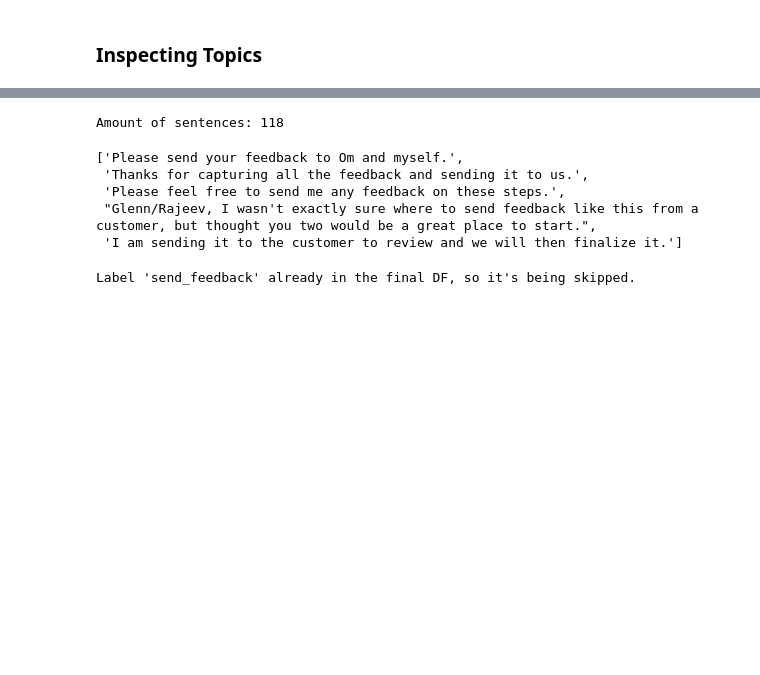
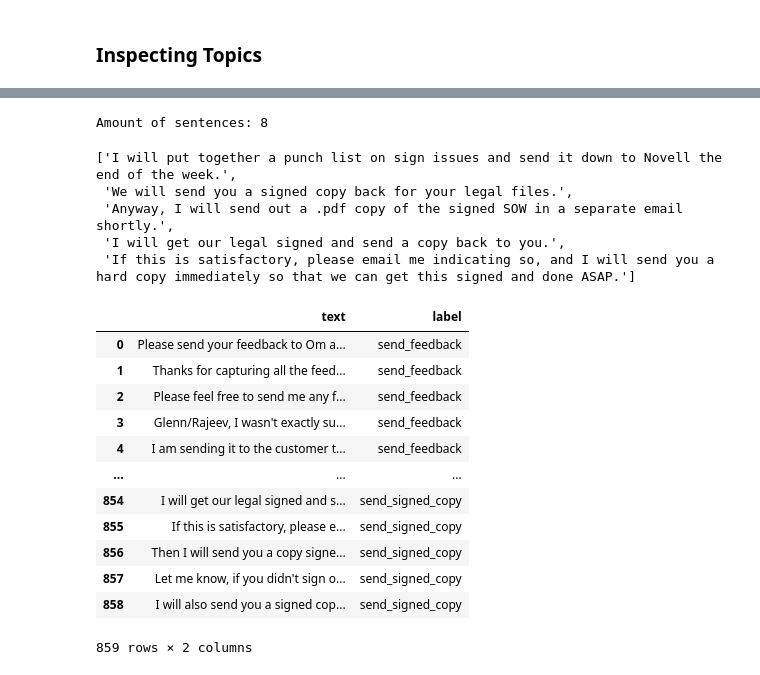
Before and after one commit to padeck/ma_workspace, a Jupyter notebook: 02_Intent_Extraction/02_clustering/01_clustering_on_intent_send.ipynb, the cells around one changed output, grey strips where cells are left out. Drawn from its saved outputs; the diff is of its cells as text; code cells hidden in the pictures; blank space fills up the shorter version.

```diff
--- a/02_Intent_Extraction/02_clustering/01_clustering_on_intent_send.ipynb
+++ b/02_Intent_Extraction/02_clustering/01_clustering_on_intent_send.ipynb
@@ -201,37 +201,54 @@ def get_label_from_topic_nr(topic_nr):
 
 # Function to inspect a topic by its number and retrieve its documents
 def inspect_topic_and_its_docs(topic_nr,n_docs=50):
-    topic_docs = [doc for doc, topic in zip(docs, topic_model.topics_) if topic == topic_nr]
+    topic_docs = list(set([doc for doc, topic in zip(docs, topic_model.topics_) if topic == topic_nr]))
     print("Label: " + get_label_from_topic_nr(topic_nr)+"\n")
     print("Number of sentences for label: "+str(len(topic_docs)))
     print('\nSentences:\n')
+    if len(topic_docs) < n_docs:
+        n_docs = len(topic_docs)
     for i in range(n_docs):
         print(topic_docs[i])
     return topic_docs
 
 # given a list of strings, returns a list of documents that contain at least one of the strings in the given list
-def filter_topic_documents(strings_to_filter_for, topic_docs):
+def filter_topic_documents(topic_docs, white_list, black_list=[] ):
     sentences_to_keep = []
     for doc in topic_docs:
-        if any(substring in doc for substring in strings_to_filter_for):
+        if any(substring in doc for substring in white_list):
             sentences_to_keep.append(doc)
+    sentences_to_keep = [
+    item for item in sentences_to_keep
+        if not any(substring in item for substring in black_list)
+    ]
     sentences_to_keep = list(set(sentences_to_keep)) # remove duplicates
     print('Amount of sentences: '+str(len(sentences_to_keep)))
     return sentences_to_keep
 
 # Function to facilitate the concatenation of new DFs
-def concat_to_df(new_df):
+def concat_to_df(new_df,overwrite=False):
     try:
         df = pd.read_csv("../../data/labeled/send.tsv", sep='\t')
     except FileNotFoundError:
         df = pd.DataFrame(columns=["text", "label"])
     if new_df.iloc[0]['label'] not in df['label'].values: # Make sure that DF does not already contain entry for label
+        new_df = new_df.reset_index(drop=True)
+        df = df.reset_index(drop=True)
         df = pd.concat([df, new_df], ignore_index=True)
+        df = df.reset_index(drop=True)
+        df = df.loc[:, ~df.columns.str.contains('^Unnamed')]
         df.to_csv("../../data/labeled/send.tsv", sep='\t')
         return df
     else:
-        print("Label '"+new_df.iloc[0]['label']+"' already in the final DF, so it's being skipped.")
+        if overwrite:
+            df = df[~df['label'].str.contains(new_df.iloc[0]['label'])]
+            df = pd.concat([df, new_df], ignore_index=True)
+            df = df.loc[:, ~df.columns.str.contains('^Unnamed')]
+            df.to_csv("../../data/labeled/send.tsv", sep='\t')
+            return df
+        else:
+            print("Label '"+new_df.iloc[0]['label']+"' already in the final DF, so it's being skipped.")
 # %%
-topic_nr_to_inspect = 1
-topic_docs = inspect_topic_and_its_docs(topic_nr=topic_nr_to_inspect, n_docs=20)
+topic_nr_to_inspect = 47
+topic_docs = inspect_topic_and_its_docs(topic_nr=topic_nr_to_inspect)
 # %% [output]
@@ -255,20 +271,35 @@ As you know, I am under extreme time pressure, please send your feedback as soon
 # %%
 # Based on the inspection of the sentences
-strings_to_filter_for = [
-    'feedback', 'suggestion', 'review', 'comment', 'take a look', 'recommendation', 'complaint'
+white_list = [
+    'sign',
 ]
+black_list = [
+    '----'
+]
 # %%
-sentences_to_keep = filter_topic_documents(strings_to_filter_for=strings_to_filter_for, topic_docs=topic_docs)
+sentences_to_keep = filter_topic_documents(topic_docs=topic_docs, white_list=white_list, black_list=black_list)
 sentences_to_keep[:5]
 # %% [output]
-Amount of sentences: 118
+Amount of sentences: 8
-['Please send your feedback to Om and myself.',
- 'Thanks for capturing all the feedback and sending it to us.',
- 'Please feel free to send me any feedback on these steps.',
- "Glenn/Rajeev, I wasn't exactly sure where to send feedback like this from a customer, but thought you two would be a great place to start.",
- 'I am sending it to the customer to review and we will then finalize it.']
+['I will put together a punch list on sign issues and send it down to Novell the end of the week.',
+ 'We will send you a signed copy back for your legal files.',
+ 'Anyway, I will send out a .pdf copy of the signed SOW in a separate email shortly.',
+ 'I will get our legal signed and send a copy back to you.',
+ 'If this is satisfactory, please email me indicating so, and I will send you a hard copy immediately so that we can get this signed and done ASAP.']
 # %%
 df = pd.DataFrame({"text": sentences_to_keep, "label": get_label_from_topic_nr(topic_nr_to_inspect)})
-concat_to_df(df)
+concat_to_df(df, overwrite=True)
 # %% [output]
+|  | text | label |
+| 0 | Please send your feedback to Om a... | send_feedback |
+| 1 | Thanks for capturing all the feed... | send_feedback |
+| 2 | Please feel free to send me any f... | send_feedback |
+| 3 | Glenn/Rajeev, I wasn't exactly su... | send_feedback |
+| 4 | I am sending it to the customer t... | send_feedback |
+| ... | ... | ... |
+| 854 | I will get our legal signed and s... | send_signed_copy |
+| 855 | If this is satisfactory, please e... | send_signed_copy |
+| 856 | Then I will send you a copy signe... | send_signed_copy |
+| 857 | Let me know, if you didn't sign o... | send_signed_copy |
+| 858 | I will also send you a signed cop... | send_signed_copy |
-Label 'send_feedback' already in the final DF, so it's being skipped.
+859 rows × 2 columns
```
Also changed, not shown: parts of 4 cells of this notebook.
